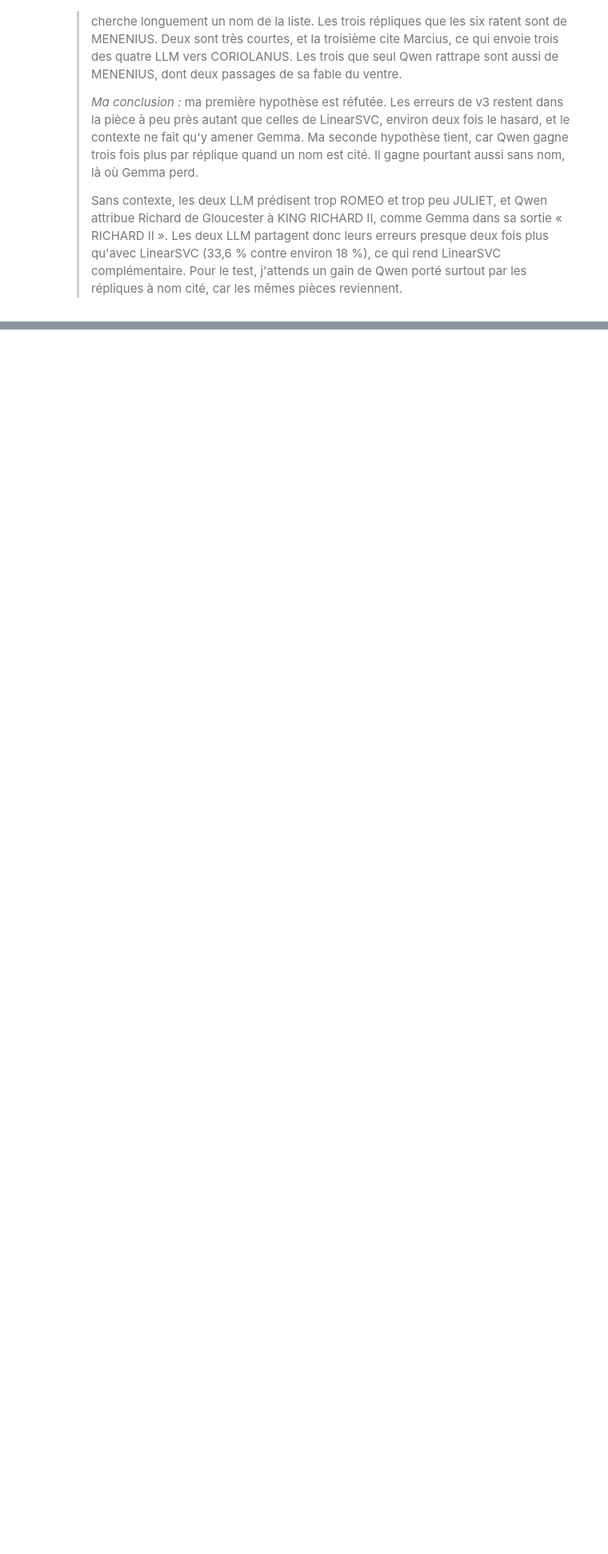
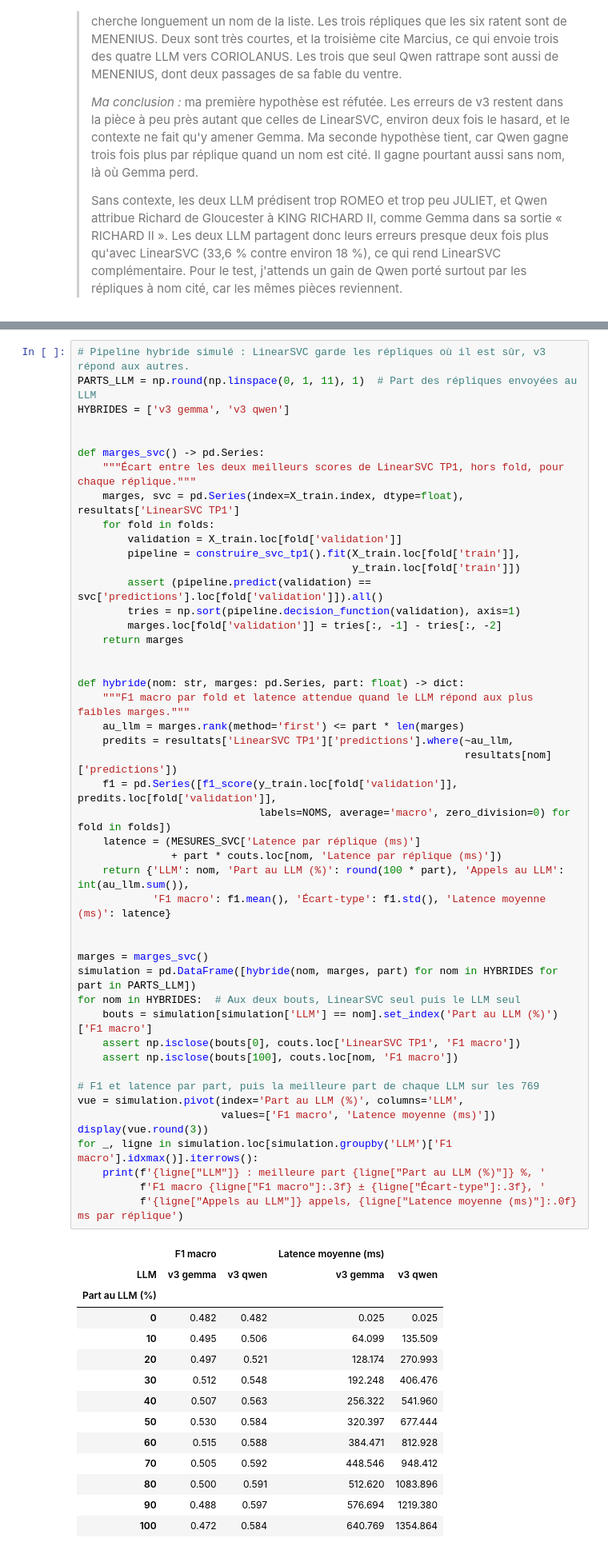
Before and after one commit to mcrayssac/ING3_IAA_GB_NLP, a Jupyter notebook: TP3_NLP_prompting.ipynb, the cells around one changed output, grey strips where cells are left out. Shown at 80% size. Saved outputs shown, nothing was run; the diff lists cells and outputs as text; blank space fills up the shorter version.

```diff
--- a/TP3_NLP_prompting.ipynb
+++ b/TP3_NLP_prompting.ipynb
@@ -2325,0 +2423,62 @@ Le rapport de latence face à LinearSVC dépend de la configuration, donc je le
+# %%
+# Pipeline hybride simulé : LinearSVC garde les répliques où il est sûr, v3 répond aux autres.
+PARTS_LLM = np.round(np.linspace(0, 1, 11), 1)  # Part des répliques envoyées au LLM
+HYBRIDES = ['v3 gemma', 'v3 qwen']
+
+
+def marges_svc() -> pd.Series:
+    """Écart entre les deux meilleurs scores de LinearSVC TP1, hors fold, pour chaque réplique."""
+    marges, svc = pd.Series(index=X_train.index, dtype=float), resultats['LinearSVC TP1']
+    for fold in folds:
+        validation = X_train.loc[fold['validation']]
+        pipeline = construire_svc_tp1().fit(X_train.loc[fold['train']],
+                                            y_train.loc[fold['train']])
+        assert (pipeline.predict(validation) == svc['predictions'].loc[fold['validation']]).all()
+        tries = np.sort(pipeline.decision_function(validation), axis=1)
+        marges.loc[fold['validation']] = tries[:, -1] - tries[:, -2]
+    return marges
+
+
+def hybride(nom: str, marges: pd.Series, part: float) -> dict:
+    """F1 macro par fold et latence attendue quand le LLM répond aux plus faibles marges."""
+    au_llm = marges.rank(method='first') <= part * len(marges)
+    predits = resultats['LinearSVC TP1']['predictions'].where(~au_llm,
+                                                              resultats[nom]['predictions'])
+    f1 = pd.Series([f1_score(y_train.loc[fold['validation']], predits.loc[fold['validation']],
+                             labels=NOMS, average='macro', zero_division=0) for fold in folds])
+    latence = (MESURES_SVC['Latence par réplique (ms)']
+               + part * couts.loc[nom, 'Latence par réplique (ms)'])
+    return {'LLM': nom, 'Part au LLM (%)': round(100 * part), 'Appels au LLM': int(au_llm.sum()),
+            'F1 macro': f1.mean(), 'Écart-type': f1.std(), 'Latence moyenne (ms)': latence}
+
+
+marges = marges_svc()
+simulation = pd.DataFrame([hybride(nom, marges, part) for nom in HYBRIDES for part in PARTS_LLM])
+for nom in HYBRIDES:  # Aux deux bouts, LinearSVC seul puis le LLM seul
+    bouts = simulation[simulation['LLM'] == nom].set_index('Part au LLM (%)')['F1 macro']
+    assert np.isclose(bouts[0], couts.loc['LinearSVC TP1', 'F1 macro'])
+    assert np.isclose(bouts[100], couts.loc[nom, 'F1 macro'])
+
+# F1 et latence par part, puis la meilleure part de chaque LLM sur les 769
+vue = simulation.pivot(index='Part au LLM (%)', columns='LLM',
+                       values=['F1 macro', 'Latence moyenne (ms)'])
+display(vue.round(3))
+for _, ligne in simulation.loc[simulation.groupby('LLM')['F1 macro'].idxmax()].iterrows():
+    print(f'{ligne["LLM"]} : meilleure part {ligne["Part au LLM (%)"]} %, '
+          f'F1 macro {ligne["F1 macro"]:.3f} ± {ligne["Écart-type"]:.3f}, '
+          f'{ligne["Appels au LLM"]} appels, {ligne["Latence moyenne (ms)"]:.0f} ms par réplique')
+# %% [output]
+|  | F1 macro |  | Latence moyenne (ms) |  |
+| LLM | v3 gemma | v3 qwen | v3 gemma | v3 qwen |
+| Part au LLM (%) |  |  |  |  |
+| 0 | 0.482 | 0.482 | 0.025 | 0.025 |
+| 10 | 0.495 | 0.506 | 64.099 | 135.509 |
+| 20 | 0.497 | 0.521 | 128.174 | 270.993 |
+| 30 | 0.512 | 0.548 | 192.248 | 406.476 |
+| 40 | 0.507 | 0.563 | 256.322 | 541.960 |
+| 50 | 0.530 | 0.584 | 320.397 | 677.444 |
+| 60 | 0.515 | 0.588 | 384.471 | 812.928 |
+| 70 | 0.505 | 0.592 | 448.546 | 948.412 |
+| 80 | 0.500 | 0.591 | 512.620 | 1083.896 |
+| 90 | 0.488 | 0.597 | 576.694 | 1219.380 |
+| 100 | 0.472 | 0.584 | 640.769 | 1354.864 |
```
Also changed, not shown: parts of 14 cells of this notebook.
